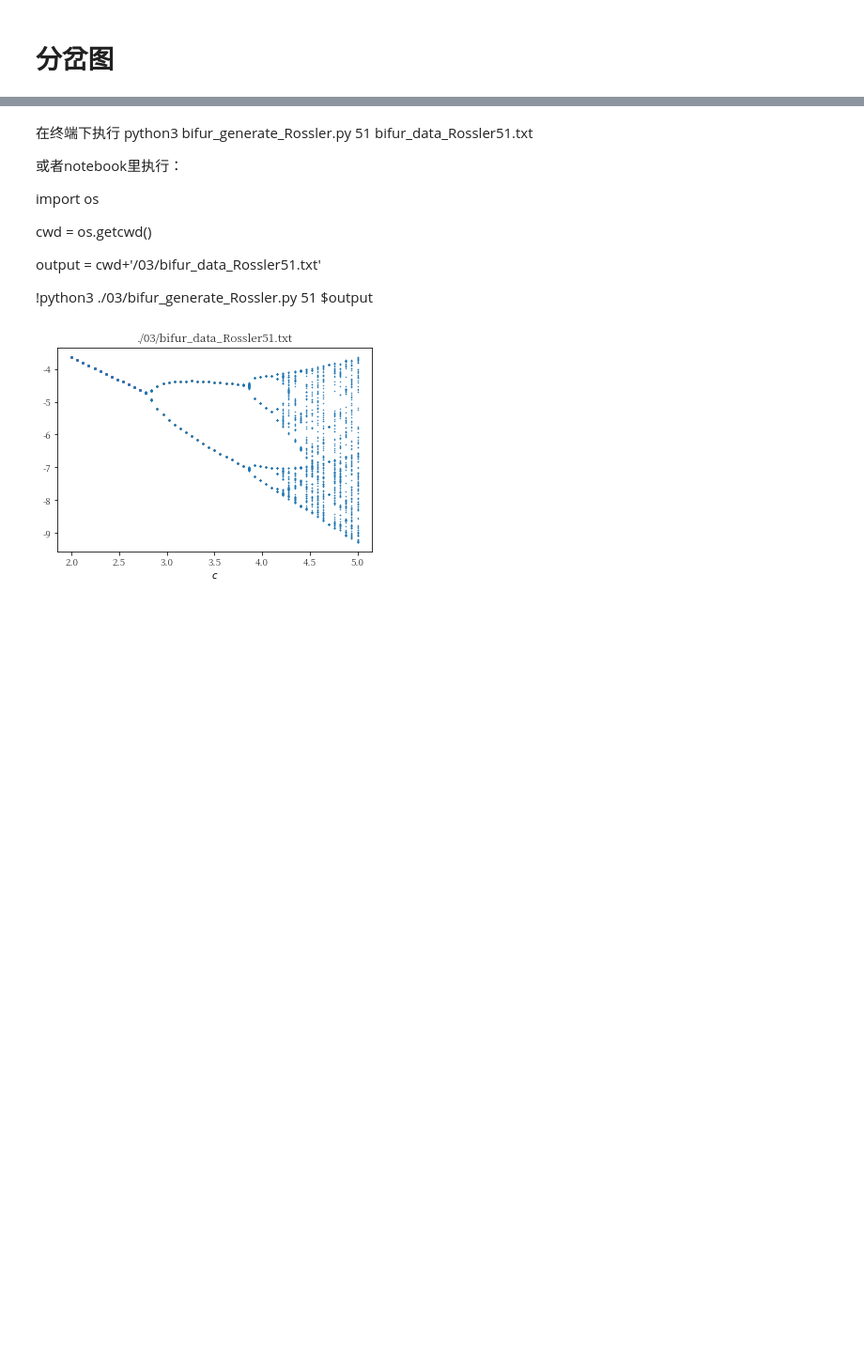
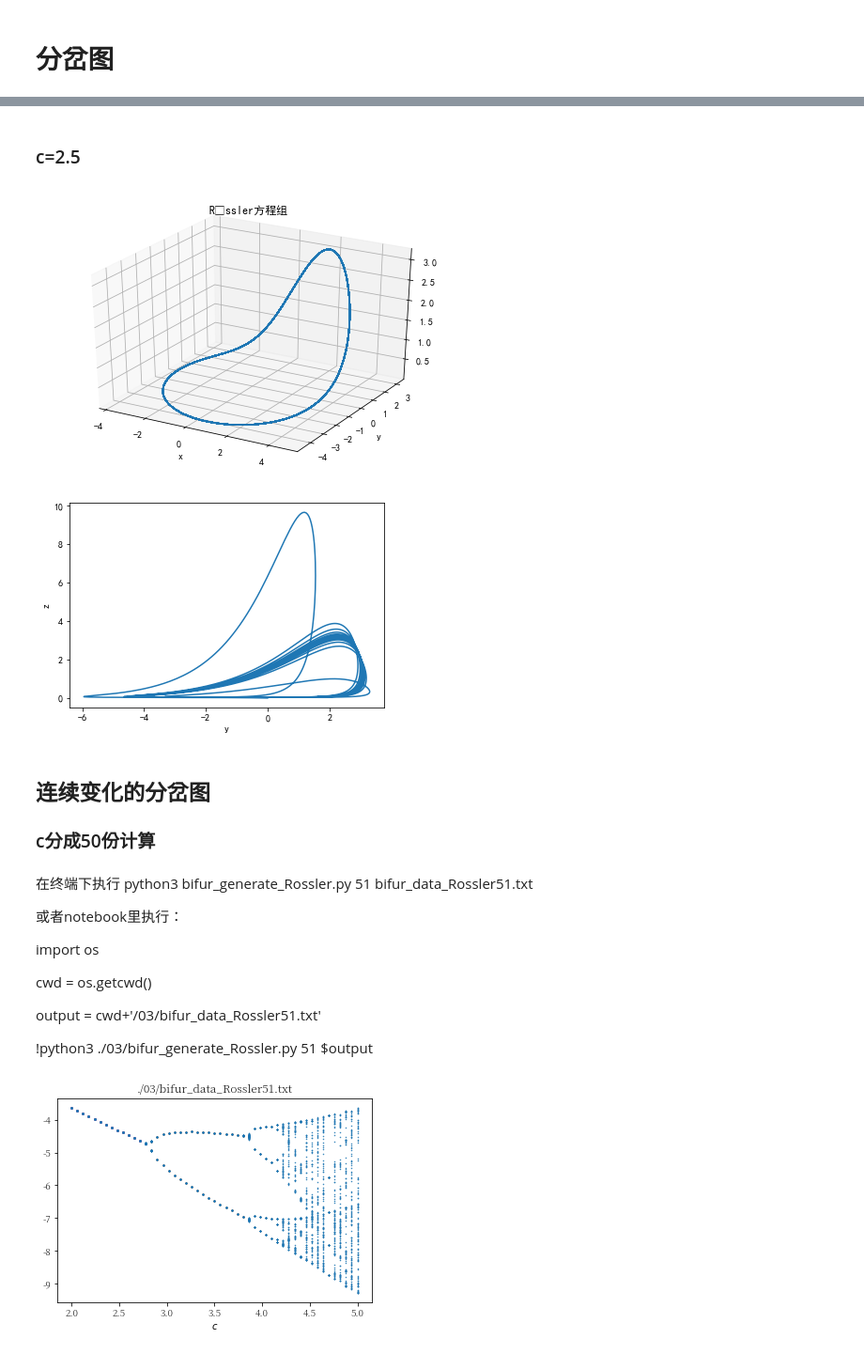
Before and after one commit to dht1230000/tian, a Jupyter notebook: 稳定系分析与分岔图.ipynb, the cells around one changed output, grey strips where cells are left out. Shown at 94% size. Saved outputs shown, nothing was run; the diff lists cells and outputs as text; code cells hidden in the pictures; blank space fills up the shorter version.

```diff
--- a/稳定系分析与分岔图.ipynb
+++ b/稳定系分析与分岔图.ipynb
@@ -379,3 +519,13 @@ http://www.scholarpedia.org/article/Duffing_oscillator
+# %% [markdown]
+### c=2.5
+# %%
+plot_rossler(2.5)
+# %% [output]
+[figure, added]
+[figure, added]
+# %% [markdown]
+## 连续变化的分岔图
+### c分成50份计算
 # %% [markdown]
 在终端下执行
 python3 bifur_generate_Rossler.py 51 bifur_data_Rossler51.txt
```
Also changed, not shown: parts of 32 cells of this notebook, 1 other file.
